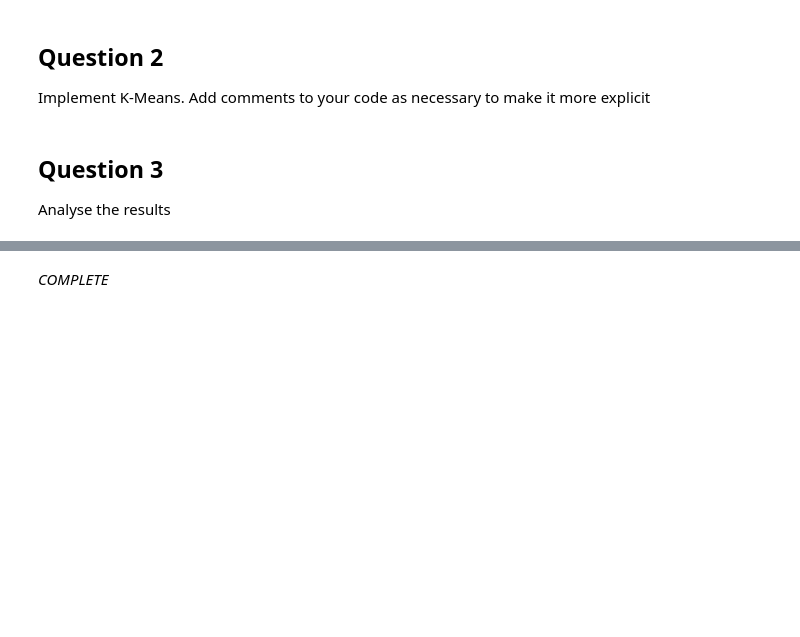
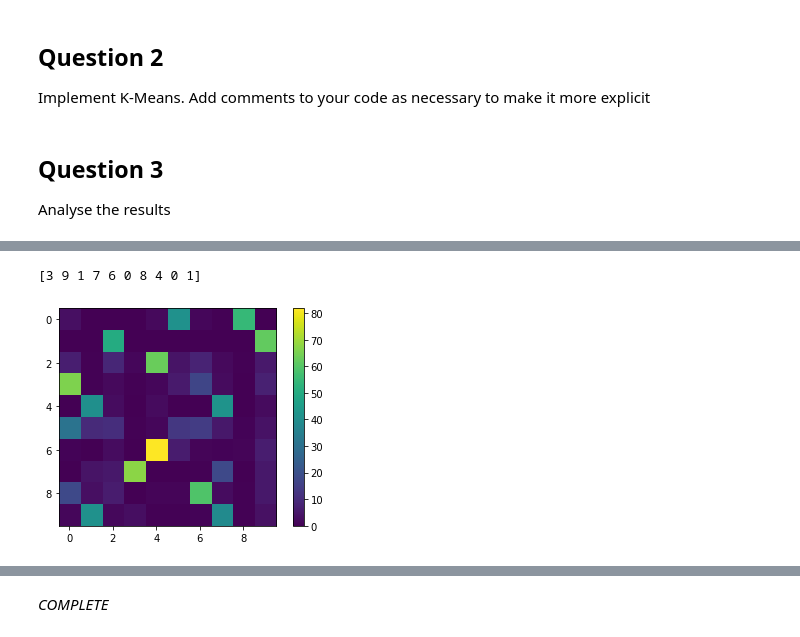
Before and after one commit to RChaguer/MLCourse, a Jupyter notebook: assignment1/Assignment1-MNIST.ipynb, the cells around one changed output, grey strips where cells are left out. Cells and saved outputs as stored; diff of their text form; code cells hidden in the pictures; blank space fills up the shorter version.

```diff
--- a/assignment1/Assignment1-MNIST.ipynb
+++ b/assignment1/Assignment1-MNIST.ipynb
@@ -100,0 +222,13 @@ Analyse the results
+# %%
+def pourcentage_train_tab(x_train, y_train, centroids, labels, SHOW=True):
+    tab = np.zeros((len(centroids), len(centroids)))
+    for i in range(y_train.size):
+        tab[y_train[i], int(labels[i])] += 1
+    row_sums = tab.sum(axis=1)
+    row_max_ind = tab.argmax(axis=0)
+    tab = tab / row_sums[:np.newaxis] * 100
+    row_sums = tab.sum(axis=1)
+    if (SHOW):
+        plt.imshow(tab)
+        plt.colorbar()
+    return row_max_ind
@@ -100,0 +262,6 @@ Analyse the results
+# %%
+centroids_labels = pourcentage_train_tab(x_train, y_train, centroids, labels)
+print(centroids_labels)
+# %% [output]
+[3 9 1 7 6 0 8 4 0 1]
+[figure, added]
```
Also changed, not shown: parts of 12 cells of this notebook, 5 other files.
